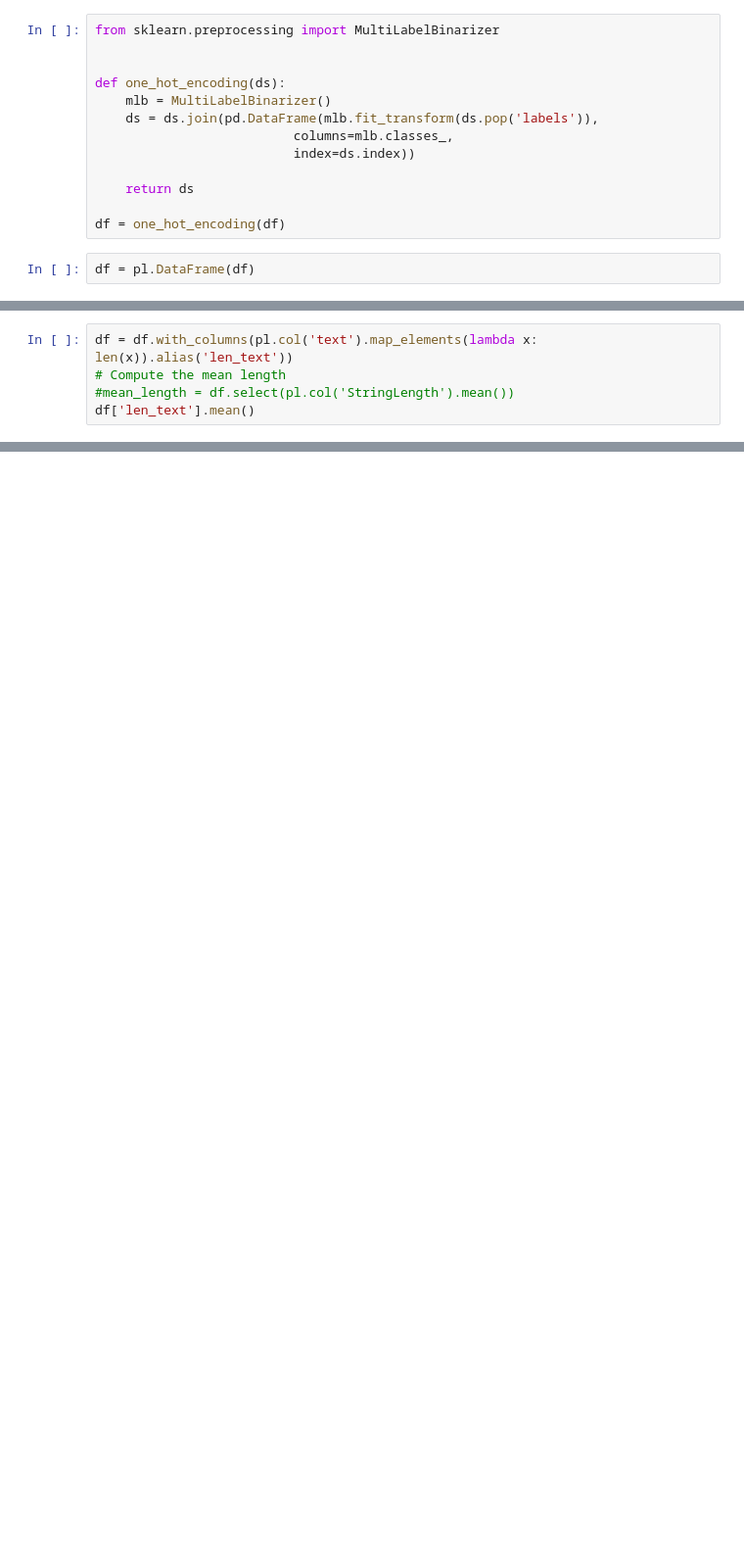
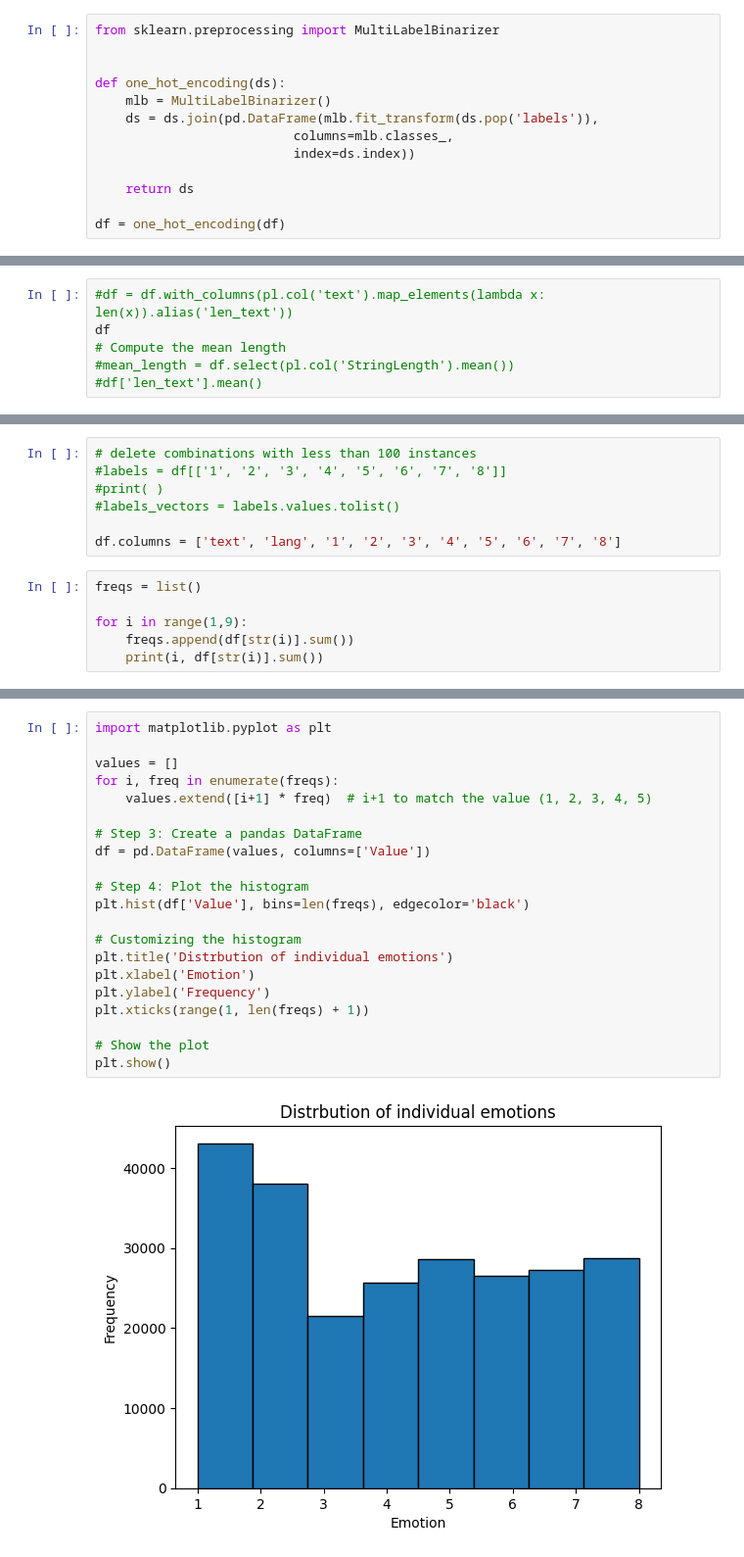
Before and after one commit to kferraga/ParliamentHackathon2024, a Jupyter notebook: emotion-data.ipynb, the cells around one changed output, grey strips where cells are left out. Shown: that part at 98% size. Drawn from its saved outputs; the diff is of its cells as text; blank space fills up the shorter version.

```diff
--- a/emotion-data.ipynb
+++ b/emotion-data.ipynb
@@ -83,5 +94,3 @@ def one_hot_encoding(ds):
     return ds
 
 df = one_hot_encoding(df)
-# %%
-df = pl.DataFrame(df)
@@ -107,6 +97,7 @@ df.write_parquet("data.parquet")
 # %%
-df = df.with_columns(pl.col('text').map_elements(lambda x: len(x)).alias('len_text'))
+#df = df.with_columns(pl.col('text').map_elements(lambda x: len(x)).alias('len_text'))
+df
 # Compute the mean length
 #mean_length = df.select(pl.col('StringLength').mean())
-df['len_text'].mean()
+#df['len_text'].mean()
 # %% [output]
@@ -113,0 +117,13 @@ df['len_text'].mean()
+# %%
+# delete combinations with less than 100 instances
+#labels = df[['1', '2', '3', '4', '5', '6', '7', '8']]
+#print( )
+#labels_vectors = labels.values.tolist()
+
+df.columns = ['text', 'lang', '1', '2', '3', '4', '5', '6', '7', '8']
+# %%
+freqs = list()
+
+for i in range(1,9):
+    freqs.append(df[str(i)].sum())
+    print(i, df[str(i)].sum())
@@ -113,0 +139,23 @@ df['len_text'].mean()
+# %%
+import matplotlib.pyplot as plt
+
+values = []
+for i, freq in enumerate(freqs):
+    values.extend([i+1] * freq)  # i+1 to match the value (1, 2, 3, 4, 5)
+
+# Step 3: Create a pandas DataFrame
+df = pd.DataFrame(values, columns=['Value'])
+
+# Step 4: Plot the histogram
+plt.hist(df['Value'], bins=len(freqs), edgecolor='black')
+
+# Customizing the histogram
+plt.title('Distrbution of individual emotions')
+plt.xlabel('Emotion')
+plt.ylabel('Frequency')
+plt.xticks(range(1, len(freqs) + 1))
+
+# Show the plot
+plt.show()
+# %% [output]
+[figure, added]
```
Also changed, not shown: parts of 13 cells of this notebook, 1 other file.
